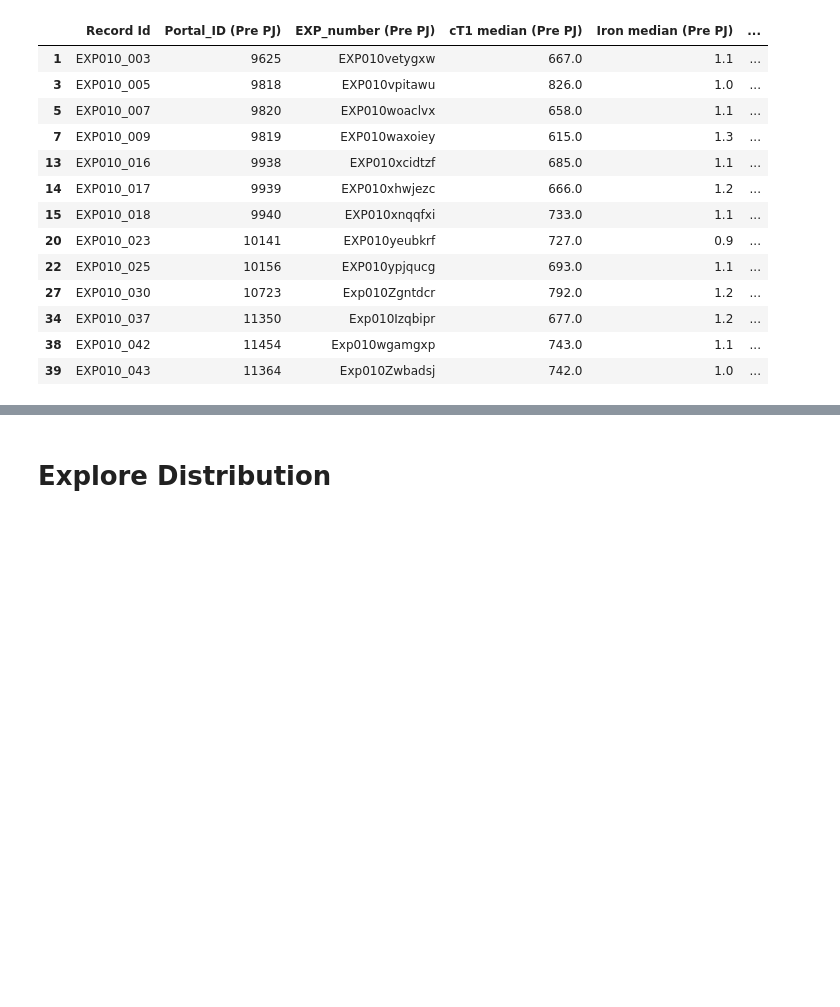
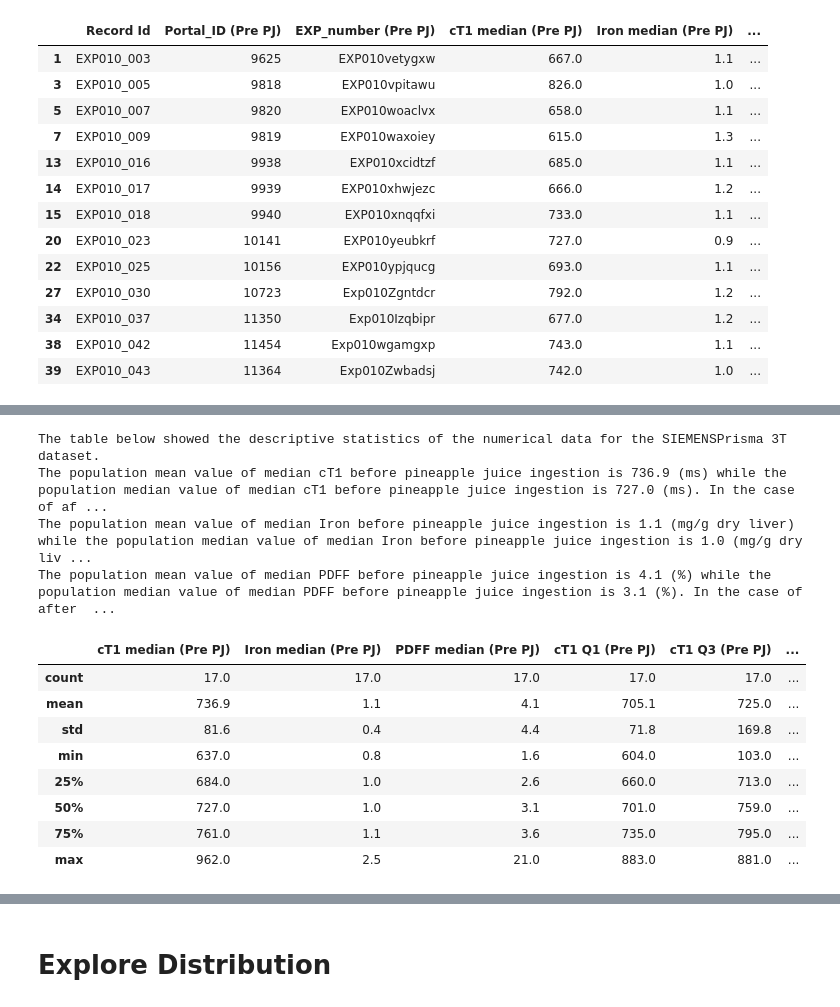
Before and after one commit to WhySeeYC/reference_app, a Jupyter notebook: PineappleJuice/VendorSpecificPlots.ipynb, the cells around one changed output, grey strips where cells are left out. Drawn from its saved outputs; the diff is of its cells as text; code cells hidden in the pictures; blank space fills up the shorter version.

```diff
--- a/PineappleJuice/VendorSpecificPlots.ipynb
+++ b/PineappleJuice/VendorSpecificPlots.ipynb
@@ -269,0 +196,7 @@ AV
+# %%
+# Descriptive Statistics for 1.5T data and exclude numeric columns
+PA_des_Nomi = PA.describe(exclude=[np.number]) # Describe nominal data (used to label variables without any quantitative value)
+record_entry = ', '.join(list(PA_des_Nomi.columns))
+
+print('There are some parameters are categorical or nominal data:', record_entry, '. The count and unique in the descriptive statistics table below indicated that there were', PA_des_Nomi['Record Id']['count'], 'participants being scanned with', PA_des_Nomi['vendor_model (Pre PJ)']['top'], PA_des_Nomi['field_strength (Pre PJ)']['top'], 'scanner and each of them provide unique value. Meaning each participant had their unique entry meaning that no one was scanned twice at either of the given timepoint(before/after PJ).')
+PA_des_Nomi
@@ -269,0 +224,30 @@ AV
+# %%
+# Descriptive Statistics for 3T data. the include='all' argument includes all datatype: numeric, object, categorical, datetime
+PA_des = PA.describe().round(1) # Include/exclude: None (default) : The result will include all numeric columns.
+
+# Decribe table
+print('The table below showed the descriptive statistics of the numerical data for the', PA_des_Nomi['vendor_model (Pre PJ)']['top'], PA_des_Nomi['field_strength (Pre PJ)']['top'],'dataset.')
+
+# describe cT1
+print('The population mean value of median cT1 before pineapple juice ingestion is',  PA_des['cT1 median (Pre PJ)']['mean'], '(ms) while the population median value of median cT1 before pineapple juice ingestion is', PA_des['cT1 median (Pre PJ)']['50%'],'(ms). In the case of after pineapple juice ingestion, the population mean value of median cT1 is',  PA_des['cT1 median (Post PJ)']['mean'], '(ms) and population median value of median cT1 is', PA_des['cT1 median (Post PJ)']['50%'],'(ms).')
+
+# describe Iron
+print('The population mean value of median Iron before pineapple juice ingestion is',  PA_des['Iron median (Pre PJ)']['mean'], '(mg/g dry liver) while the population median value of median Iron before pineapple juice ingestion is', PA_des['Iron median (Pre PJ)']['50%'],'(mg/g dry liver). In the case of after pineapple juice ingestion, the population mean value of median Iron is',  PA_des['Iron median (Post PJ)']['mean'], '(mg/g dry liver) and population median value of median Iron is', PA_des['Iron median (Post PJ)']['50%'],'(mg/g dry liver); suggesting there is no difference between Iron(Pre PJ) and Iron(Post PJ)')
+
+# describe PDFF
+print('The population mean value of median PDFF before pineapple juice ingestion is',  PA_des['PDFF median (Pre PJ)']['mean'], '(%) while the population median value of median PDFF before pineapple juice ingestion is', PA_des['PDFF median (Pre PJ)']['50%'],'(%). In the case of after pineapple juice ingestion, the population mean value of median PDFF is',  PA_des['PDFF median (Post PJ)']['mean'], '(%) and population median value of median PDFF is', PA_des['PDFF median (Post PJ)']['50%'],'(%).')
+PA_des
+# %% [output]
+The table below showed the descriptive statistics of the numerical data for the SIEMENSPrisma 3T dataset.
+The population mean value of median cT1 before pineapple juice ingestion is 736.9 (ms) while the population median value of median cT1 before pineapple juice ingestion is 727.0 (ms). In the case of af ...
+The population mean value of median Iron before pineapple juice ingestion is 1.1 (mg/g dry liver) while the population median value of median Iron before pineapple juice ingestion is 1.0 (mg/g dry liv ...
+The population mean value of median PDFF before pineapple juice ingestion is 4.1 (%) while the population median value of median PDFF before pineapple juice ingestion is 3.1 (%). In the case of after  ...
+|  | cT1 median (Pre PJ) | Iron median (Pre PJ) | PDFF median (Pre PJ) | cT1 Q1 (Pre PJ) | cT1 Q3 (Pre PJ) | ... |
+| count | 17.0 | 17.0 | 17.0 | 17.0 | 17.0 | ... |
+| mean | 736.9 | 1.1 | 4.1 | 705.1 | 725.0 | ... |
+| std | 81.6 | 0.4 | 4.4 | 71.8 | 169.8 | ... |
+| min | 637.0 | 0.8 | 1.6 | 604.0 | 103.0 | ... |
+| 25% | 684.0 | 1.0 | 2.6 | 660.0 | 713.0 | ... |
+| 50% | 727.0 | 1.0 | 3.1 | 701.0 | 759.0 | ... |
+| 75% | 761.0 | 1.1 | 3.6 | 735.0 | 795.0 | ... |
+| max | 962.0 | 2.5 | 21.0 | 883.0 | 881.0 | ... |
```
Also changed, not shown: parts of 33 cells of this notebook.
